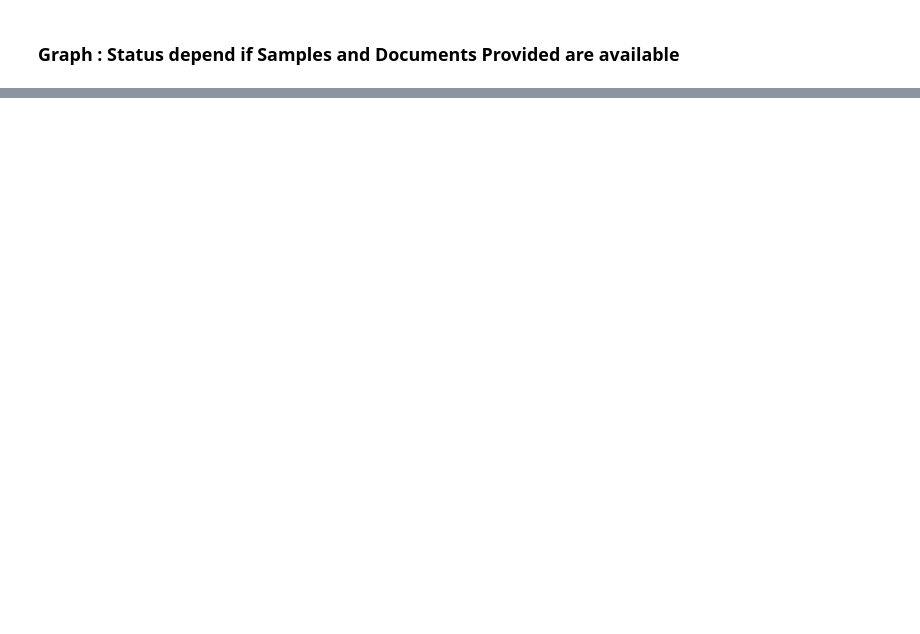
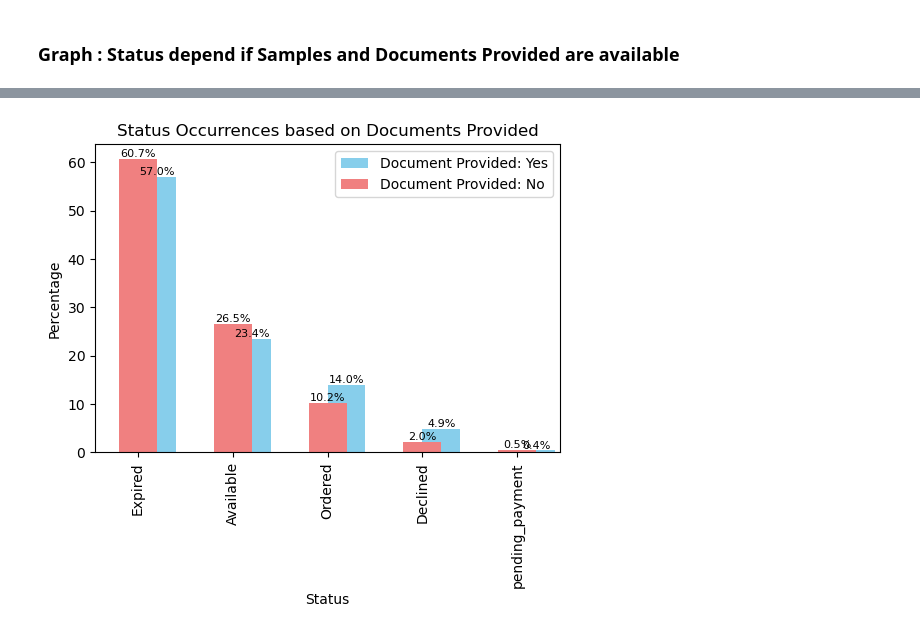
Before and after one commit to guillaumebrethes/Opply, a Jupyter notebook: S_1.ipynb, the cells around one changed output, grey strips where cells are left out. Drawn from its saved outputs; the diff is of its cells as text; code cells hidden in the pictures; blank space fills up the shorter version.

Commit message:
🚧 work in progresss: Graph for conclusion

```diff
--- a/S_1.ipynb
+++ b/S_1.ipynb
@@ -708,0 +660,12 @@ fig.show()
+# %%
+# type of status depends on result of "Document Provided"
+
+doc_prov_yes_df = merge_outer[merge_outer['Documents Provided'] == 'Yes']
+doc_prov_no_df = merge_outer[merge_outer['Documents Provided'] == 'No']
+
+doc_prov_yes_counts = doc_prov_yes_df['Status'].value_counts(normalize=True) * 100
+doc_prov_no_counts = doc_prov_no_df['Status'].value_counts(normalize=True) * 100
+
+print("Document Provided Yes :",doc_prov_yes_counts)
+print("---------------------------------------")
+print("Document Provided No :",doc_prov_no_counts)
@@ -708,0 +689,31 @@ fig.show()
+# %%
+
+# Sum for each condition
+total_yes = doc_prov_yes_counts.sum()
+total_no = doc_prov_no_counts.sum()
+
+# Format label
+def percentage_formatter(x, pos):
+    return f'{x:.1f}%'
+
+
+fig, ax = plt.subplots(figsize=(6, 4))
+
+# Document Provided: Yes
+doc_prov_yes_counts_percentage = doc_prov_yes_counts / total_yes * 100
+doc_prov_yes_counts_percentage.plot(kind='bar', position=0, width=0.4, color='skyblue', label='Document Provided: Yes', align='center')
+ax.bar_label(ax.containers[0], fmt='%.1f%%', label_type='edge', fontsize=8)
+
+# Document Provided: No
+doc_prov_no_counts_percentage = doc_prov_no_counts / total_no * 100
+doc_prov_no_counts_percentage.plot(kind='bar', position=1, width=0.4, color='lightcoral', label='Document Provided: No', align='edge')
+ax.bar_label(ax.containers[1], fmt='%.1f%%', label_type='edge', fontsize=8)
+
+ax.set_title('Status Occurrences based on Documents Provided')
+ax.set_ylabel('Percentage')
+ax.set_xlabel('Status')
+ax.legend()
+
+plt.show()
+# %% [output]
+[figure, added]
```
Also changed, not shown: parts of 31 cells of this notebook.
